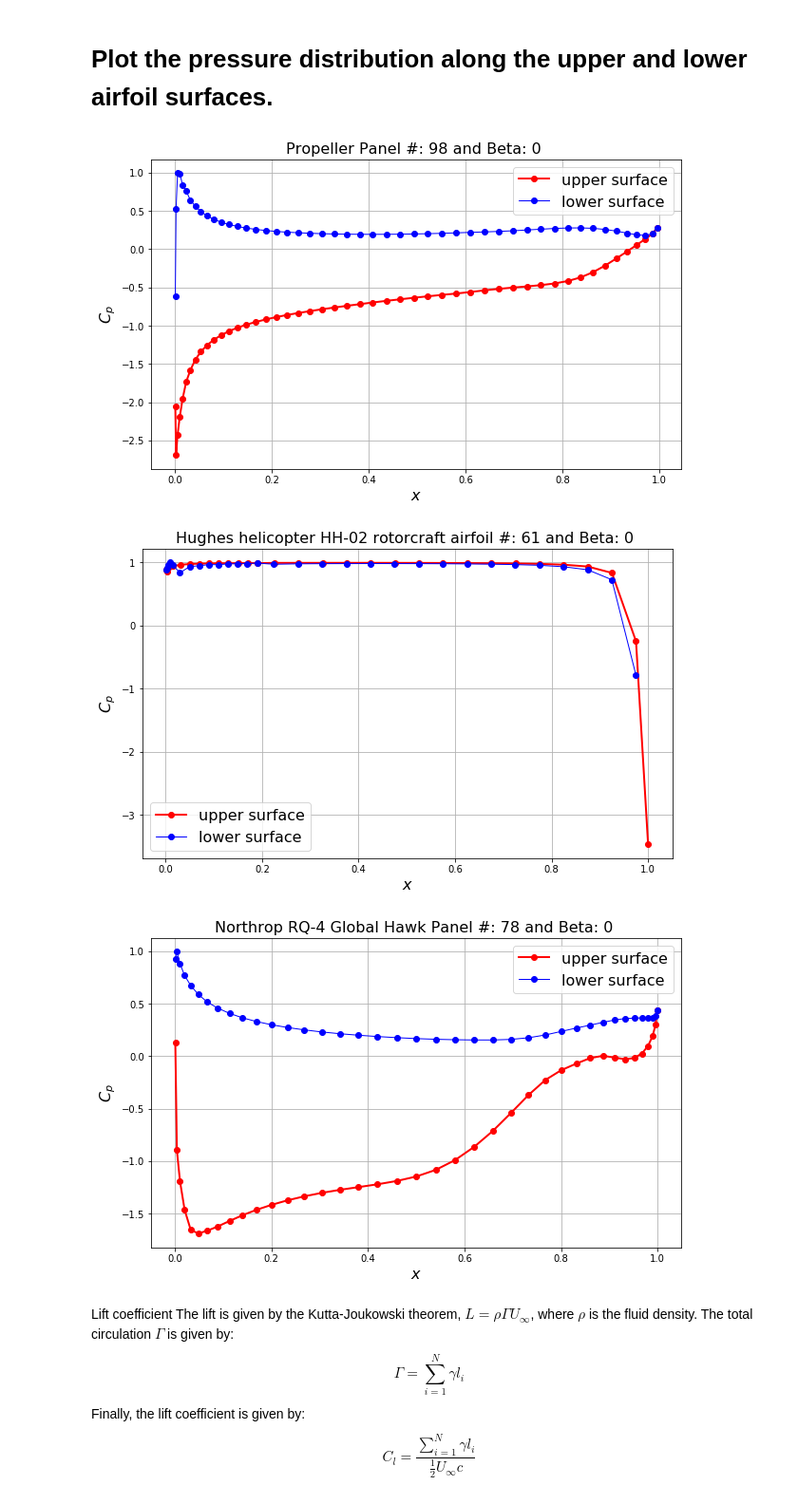
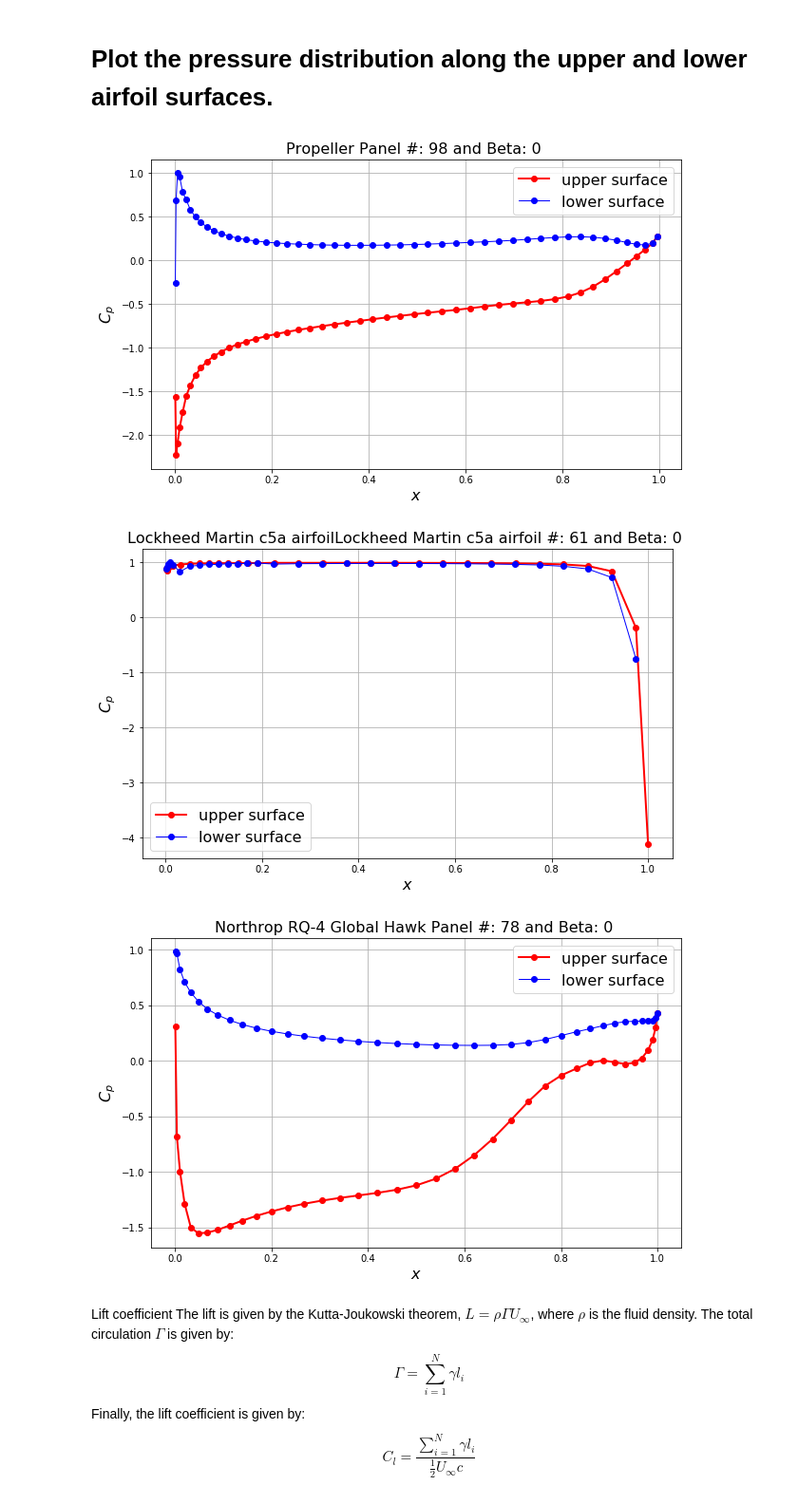
Before and after one commit to gwu-seas-mae6226/AeroPython-studentprojects2019, a Jupyter notebook: Dkiaoulias/project.ipynb, the cells around one changed output. Shown at 95% size. Cells and saved outputs as stored; diff of their text form; code cells hidden in the pictures.

```diff
--- a/Dkiaoulias/project.ipynb
+++ b/Dkiaoulias/project.ipynb
@@ -226,10 +229,10 @@ class Freestream:
 # %%
 # define and creates the object freestream
 u_inf = 1.0                            # freestream spee
-alpha = 4.5                           # angle of attack (in degrees)
+alpha = 4.0                           # angle of attack (in degrees)
 freestream = Freestream(u_inf, alpha)  # instantiation of the object freestream
 
-alpha1=0.0
+alpha1=4.0
 freestream1 = Freestream(u_inf,alpha1)
 # %% [markdown]
 (The following computations can be seen in lesson 11 in more detail)
@@ -646,44 +649,44 @@ pyplot.autoscale(enable=True, axis='both', tight=None)
 pyplot.title('Propeller Panel #: {} and Beta: 0 '.format(panels.size), fontsize=16);
 
 
-####Hughes helicopter HH-02 rotorcraft airfoil blade#####
+####Lockheed Martin c5a airfoil#####
 pyplot.figure(figsize=(10, 6))
 pyplot.grid()
 pyplot.xlabel('$x$', fontsize=16)
 pyplot.ylabel('$C_p$', fontsize=16)
 pyplot.plot([panel.xc for panel in panels_r if panel.loc == 'upper'],
             [panel.cp for panel in panels_r if panel.loc == 'upper'],
             label='upper surface',
             color='r', linestyle='-', linewidth=2, marker='o', markersize=6)
 pyplot.plot([panel.xc for panel in panels_r if panel.loc == 'lower'],
             [panel.cp for panel in panels_r if panel.loc == 'lower'],
             label= 'lower surface',
             color='b', linestyle='-', linewidth=1, marker='o', markersize=6)
 pyplot.legend(loc='best', prop={'size':16})
 pyplot.autoscale(enable=True, axis='both', tight=None)
-pyplot.title('Hughes helicopter HH-02 rotorcraft airfoil #: {} and Beta: 0 '.format(panels_r.size), fontsize=16);
+pyplot.title('Lockheed Martin c5a airfoilLockheed Martin c5a airfoil #: {} and Beta: 0 '.format(panels_r.size), fontsize=16);
 
 
 #####Northrop RQ-4 Global Hawk#####
 pyplot.figure(figsize=(10, 6))
 pyplot.grid()
 pyplot.xlabel('$x$', fontsize=16)
 pyplot.ylabel('$C_p$', fontsize=16)
 pyplot.plot([panel.xc for panel in panels_RQ4 if panel.loc == 'upper'],
             [panel.cp for panel in panels_RQ4 if panel.loc == 'upper'],
             label='upper surface',
             color='r', linestyle='-', linewidth=2, marker='o', markersize=6)
 pyplot.plot([panel.xc for panel in panels_RQ4 if panel.loc == 'lower'],
             [panel.cp for panel in panels_RQ4 if panel.loc == 'lower'],
             label= 'lower surface',
             color='b', linestyle='-', linewidth=1, marker='o', markersize=6)
 pyplot.legend(loc='best', prop={'size':16})
 pyplot.autoscale(enable=True, axis='both', tight=None)
 pyplot.title('Northrop RQ-4 Global Hawk Panel #: {} and Beta: 0 '.format(panels_RQ4.size), fontsize=16);
 # %% [output]
-[figure, old version]
+[figure, new version]
-[figure, old version]
+[figure, new version]
-[figure, old version]
+[figure, new version]
 # %% [markdown]
 Lift coefficient
 The lift is given by the Kutta-Joukowski theorem, $L = \rho \Gamma U_\infty$, where $\rho$ is the fluid density. The total circulation $\Gamma$ is given by:
```
Also changed, not shown: parts of 15 cells of this notebook, 6 other files.
